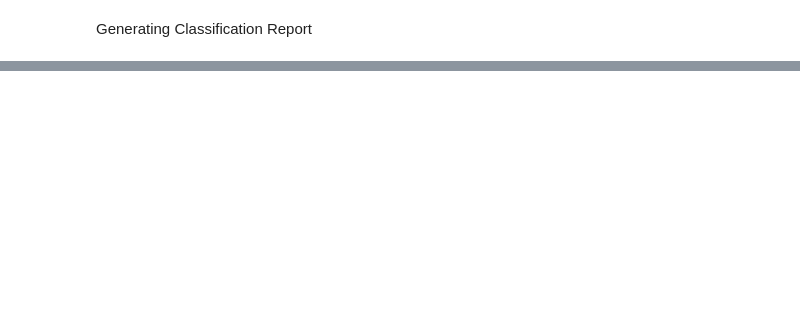
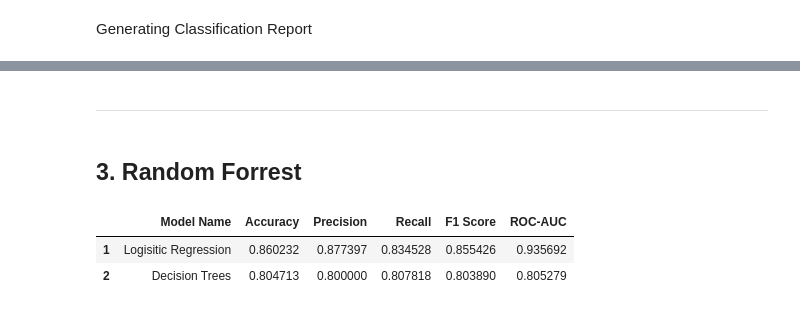
Before and after one commit to RayyanMinhaj/10Pearls-Analyzing-Customer-Churn-Data, a Jupyter notebook: Module2_Model Training, Tuning and Results.ipynb, the cells around one changed output, grey strips where cells are left out. Drawn from its saved outputs; the diff is of its cells as text; code cells hidden in the pictures; blank space fills up the shorter version.

```diff
--- a/Module2_Model Training, Tuning and Results.ipynb
+++ b/Module2_Model Training, Tuning and Results.ipynb
@@ -169,0 +196,5 @@ class_report
+# %%
+from sklearn.tree import DecisionTreeClassifier
+
+decision_tree = DecisionTreeClassifier(random_state=42)
+decision_tree.fit(X_train, y_train)
@@ -169,0 +203,23 @@ class_report
+# %%
+y_pred = decision_tree.predict(X_test)
+y_prob = decision_tree.predict_proba(X_test)[:, 1]
+
+# Calculate evaluation metrics
+accuracy = accuracy_score(y_test, y_pred)
+precision = precision_score(y_test, y_pred)
+recall = recall_score(y_test, y_pred)
+f1 = f1_score(y_test, y_pred)
+roc_auc = roc_auc_score(y_test, y_prob)
+
+metrics = {
+    'Accuracy': accuracy,
+    'Precision': precision,
+    'Recall': recall,
+    'F1 Score': f1,
+    'ROC-AUC': roc_auc
+}
+
+results.loc[2] = ['Decision Trees', accuracy, precision,recall, f1, roc_auc]
+
+
+metrics
@@ -169,0 +298,10 @@ class_report
+# %% [markdown]
+---
+# %% [markdown]
+## 3. Random Forrest
+# %%
+results.head()
+# %% [output]
+|  | Model Name | Accuracy | Precision | Recall | F1 Score | ROC-AUC |
+| 1 | Logisitic Regression | 0.860232 | 0.877397 | 0.834528 | 0.855426 | 0.935692 |
+| 2 | Decision Trees | 0.804713 | 0.800000 | 0.807818 | 0.803890 | 0.805279 |
```
Also changed, not shown: parts of 21 cells of this notebook.
